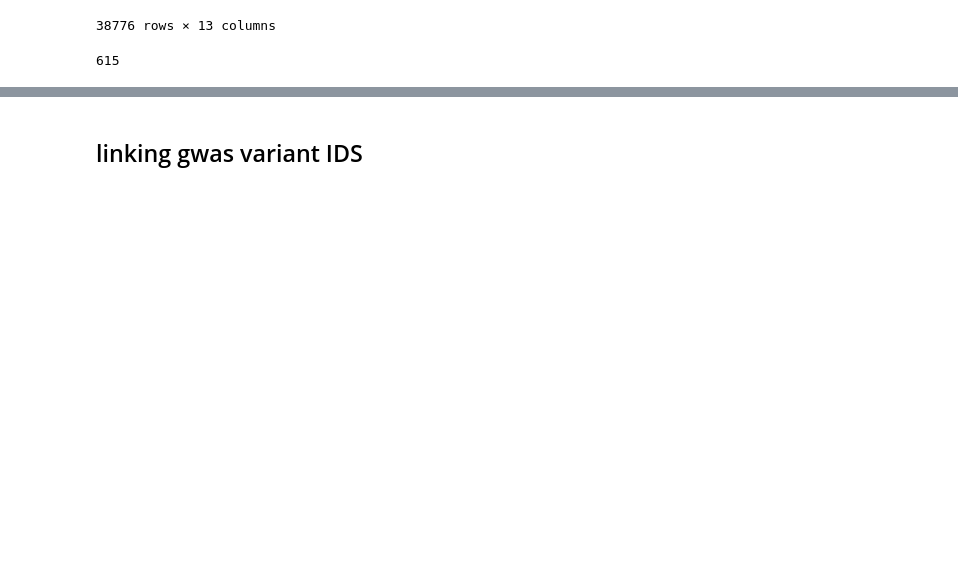
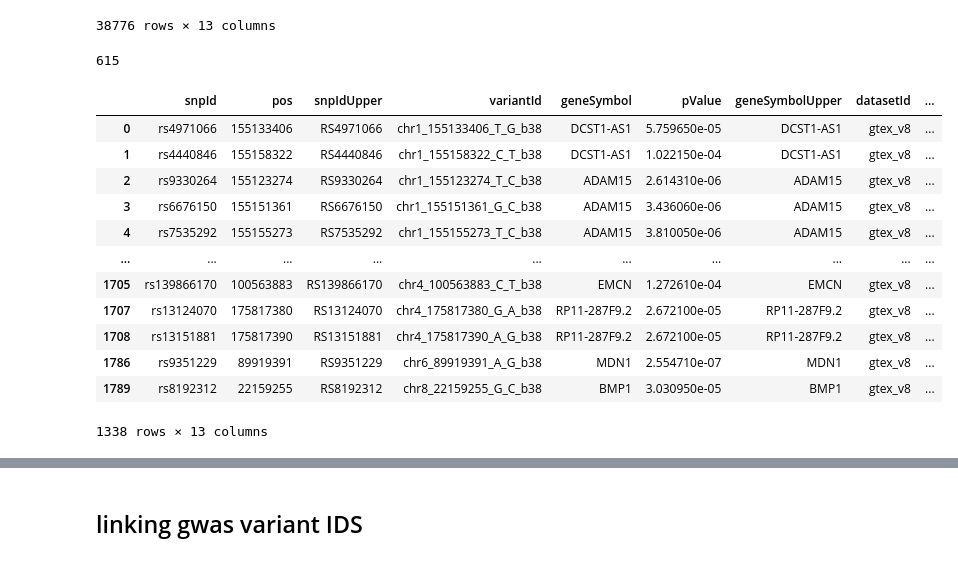
Before and after one commit to lilywright99/fallopian-tube, a Jupyter notebook: 9-GTExAPI.ipynb, the cells around one changed output, grey strips where cells are left out. Saved outputs shown, nothing was run; the diff lists cells and outputs as text; code cells hidden in the pictures; blank space fills up the shorter version.

```diff
--- a/9-GTExAPI.ipynb
+++ b/9-GTExAPI.ipynb
@@ -18,7 +18,7 @@ import json
 #convert all the dictionaries to df
 #then collate all of the df
 # %%
-gwasv2 = pd.read_csv('/home/j87832lw/v2_GCST90272883.h.top10000.txt', sep='\t', header=0)
+gwasv2 = pd.read_csv('/home/j87832lw/mounting/oviduct/data/v2_GCST90272883.h.top10000.txt', sep='\t', header=0)
 gwasv2_100=gwasv2.head(100)
 gwasv2_999=gwasv2.head(999)
 # %%
@@ -1919,3 +1932,21 @@ alltissue_genenameslist = alltissue_genenames['geneSymbol'].tolist()
 len(alltissue_genenameslist)
 # %% [output]
 615
+# %%
+rsIDs=alltissueeqtls.drop_duplicates(subset=['snpId'])
+# %%
+rsIDs
+# %% [output]
+|  | snpId | pos | snpIdUpper | variantId | geneSymbol | pValue | geneSymbolUpper | datasetId | ... |
+| 0 | rs4971066 | 155133406 | RS4971066 | chr1_155133406_T_G_b38 | DCST1-AS1 | 5.759650e-05 | DCST1-AS1 | gtex_v8 | ... |
+| 1 | rs4440846 | 155158322 | RS4440846 | chr1_155158322_C_T_b38 | DCST1-AS1 | 1.022150e-04 | DCST1-AS1 | gtex_v8 | ... |
+| 2 | rs9330264 | 155123274 | RS9330264 | chr1_155123274_T_C_b38 | ADAM15 | 2.614310e-06 | ADAM15 | gtex_v8 | ... |
+| 3 | rs6676150 | 155151361 | RS6676150 | chr1_155151361_G_C_b38 | ADAM15 | 3.436060e-06 | ADAM15 | gtex_v8 | ... |
+| 4 | rs7535292 | 155155273 | RS7535292 | chr1_155155273_T_C_b38 | ADAM15 | 3.810050e-06 | ADAM15 | gtex_v8 | ... |
+| ... | ... | ... | ... | ... | ... | ... | ... | ... | ... |
+| 1705 | rs139866170 | 100563883 | RS139866170 | chr4_100563883_C_T_b38 | EMCN | 1.272610e-04 | EMCN | gtex_v8 | ... |
+| 1707 | rs13124070 | 175817380 | RS13124070 | chr4_175817380_G_A_b38 | RP11-287F9.2 | 2.672100e-05 | RP11-287F9.2 | gtex_v8 | ... |
+| 1708 | rs13151881 | 175817390 | RS13151881 | chr4_175817390_A_G_b38 | RP11-287F9.2 | 2.672100e-05 | RP11-287F9.2 | gtex_v8 | ... |
+| 1786 | rs9351229 | 89919391 | RS9351229 | chr6_89919391_A_G_b38 | MDN1 | 2.554710e-07 | MDN1 | gtex_v8 | ... |
+| 1789 | rs8192312 | 22159255 | RS8192312 | chr8_22159255_G_C_b38 | BMP1 | 3.030950e-05 | BMP1 | gtex_v8 | ... |
+1338 rows × 13 columns
```
Also changed, not shown: parts of 7 cells of this notebook, 1 other file.
